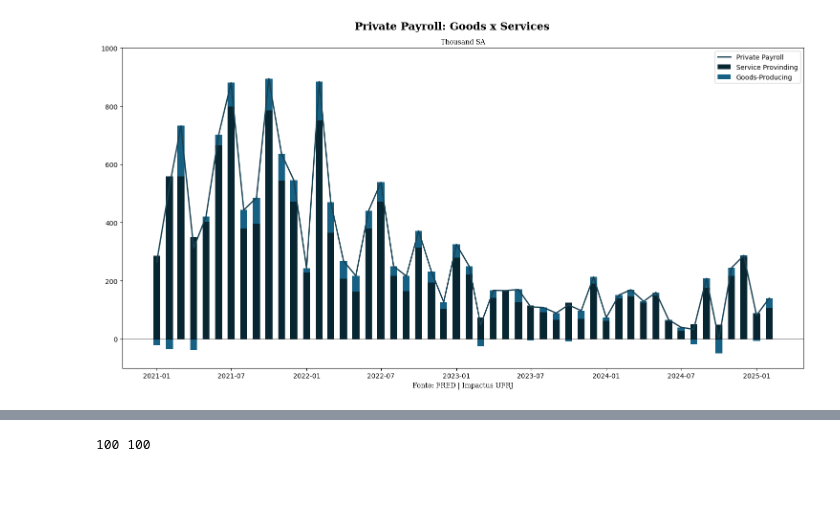
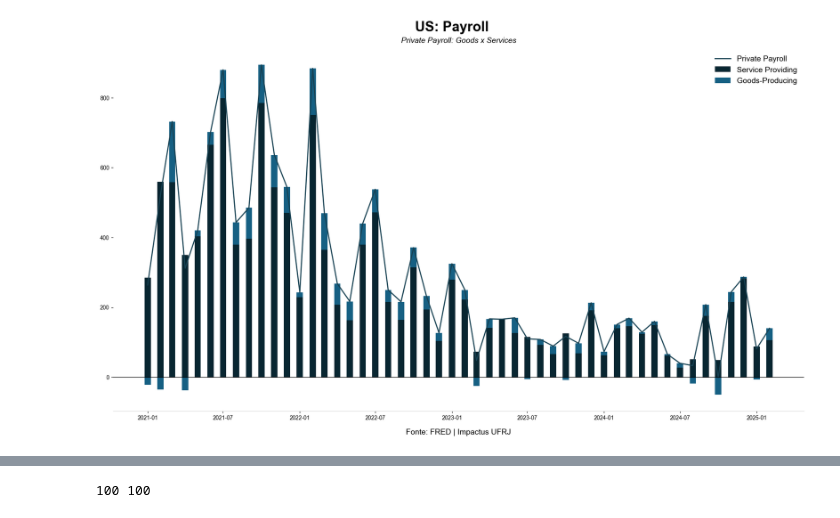
Before and after one commit to Joao-Henrique-Q/Impactus_Python_Scripts, a Jupyter notebook: Payroll_graphs_and_data.ipynb, the cells around one changed output, grey strips where cells are left out. Drawn from its saved outputs; the diff is of its cells as text; code cells hidden in the pictures; blank space fills up the shorter version.

Commit message:
Melhor formatação para os gráficos de mercado de trabalho

```diff
--- a/Payroll_graphs_and_data.ipynb
+++ b/Payroll_graphs_and_data.ipynb
@@ -6,9 +6,8 @@ from fredapi import Fred
 import matplotlib.pyplot as plt
 import numpy as np
 
-fred = Fred(api_key="672d5598c8a41df9397cc5eb92c02d5e")#Minha chave do FED
+fred = Fred(api_key="672d5598c8a41df9397cc5eb92c02d5e")
 
-#Pegando dados do Payroll
 dados = fred.get_series("PAYEMS")
 df = pd.DataFrame(dados, columns=["Total"])
 df.index.name = "Date"
@@ -16,84 +15,83 @@ df["Criação Líquida de Postos de Trabalho"] = df["Total"].diff()
 payroll_2324 = df.tail(50)
 indice = payroll_2324.index
 
-#Payroll do governo
 government_payroll_data = fred.get_series("USGOVT")
 goverment_payroll = pd.DataFrame(government_payroll_data, columns=["Total"])
 goverment_payroll.index.name = "Date"
 goverment_payroll["Criação Líquida de Postos de Trabalho no Governo"] = goverment_payroll["Total"].diff()
 gov = goverment_payroll.tail(50)
 
-#Payroll Privado
 private_payroll_data = fred.get_series("USPRIV")
-private_payroll = pd.DataFrame(private_payroll_data, columns = ["Total"])
+private_payroll = pd.DataFrame(private_payroll_data, columns=["Total"])
 private_payroll.index.name = "Date"
 private_payroll["Criação Líquida de Postos de Trabalho no Setor Privado"] = private_payroll["Total"].diff()
 priv = private_payroll.tail(50)
 
-#Payroll privado - parte de bens
 goods_payroll_data = fred.get_series("USGOOD")
-goodp_payroll = pd.DataFrame(goods_payroll_data, columns = ["Total"])
+goodp_payroll = pd.DataFrame(goods_payroll_data, columns=["Total"])
 goodp_payroll.index.name = "Date"
 goodp_payroll["Criação Líquida de Postos de Trabalho em Bens no Setor Privado"] = goodp_payroll["Total"].diff()
 good = goodp_payroll.tail(50)
 
-#Payroll privado - parte de serviços
 services_payroll_data = fred.get_series("CES0800000001")
-services_private_payroll = pd.DataFrame(services_payroll_data, columns = ["Total"])
+services_private_payroll = pd.DataFrame(services_payroll_data, columns=["Total"])
 services_private_payroll.index.name = "Date"
 services_private_payroll["Criação Líquida de Postos em Serviços no Setor Privado"] = services_private_payroll["Total"].diff()
 servp = services_private_payroll.tail(50)
 
-#Transformando valores em matrizes
 servp_values = np.array(servp["Criação Líquida de Postos em Serviços no Setor Privado"])
 good_values = np.array(good["Criação Líquida de Postos de Trabalho em Bens no Setor Privado"])
 
-#Arrumando quem vai ficar em cima ou em baixo, a fim de que o gráfico de barras
-#para que os valores negativos apareçam
 bottom_good = np.where(good_values >= 0, servp_values, 0)
 bottom_serv = np.where(good_values < 0, good_values, 0)
 
-#Gráfico para setor privado: bens e serviços
-plt.figure(figsize= (15,8))
-plt.bar(indice, servp_values, width=17, color="#082631", label="Service Provinding")
-plt.bar(indice, good_values, width=17, color="#166083", label="Goods-Producing", bottom=bottom_good)
-plt.plot(indice, priv["Criação Líquida de Postos de Trabalho no Setor Privado"], color= '#184253', label= "Private Payroll", linewidth= 2)
-plt.ylim( -100, 1000)
-plt.legend()
-plt.suptitle("Private Payroll: Goods x Services", fontweight="bold", fontsize=16, family='serif')
-plt.title("Thousand SA", fontsize = 10, family='serif')
-plt.axhline(y=0, color="black",  linewidth=0.5, label="Linha no eixo X")
-plt.xlabel("Fonte: FRED | Impactus UFRJ", fontsize= 10, family='serif')
+fig, ax = plt.subplots(figsize=(18, 10.8))
+ax.bar(indice, servp_values, width=15, color="#082631", label="Service Providing")
+ax.bar(indice, good_values, width=15, color="#166083", label="Goods-Producing", bottom=bottom_good)
+ax.plot(indice, priv["Criação Líquida de Postos de Trabalho no Setor Privado"], color="#184253", label="Private Payroll", linewidth=2)
+ax.axhline(0, color='black', linewidth=1)
+ax.spines['top'].set_visible(False)
+ax.spines['right'].set_visible(False)
+ax.spines['left'].set_visible(False)
+ax.spines['bottom'].set_color('#d9d9d9')
+ax.set_title("Private Payroll: Goods x Services", fontsize=14, style='italic', pad=10)
+fig.suptitle("US: Payroll", fontweight="bold", fontsize=25)
+ax.set_xlabel("Fonte: FRED | Impactus UFRJ", fontsize=14, labelpad=15)
+ax.legend(frameon=False, loc='upper right', fontsize=14)
 plt.tight_layout()
 plt.show()
 
-
-#Tratando valores do payroll do governo e privado para valores negativos aparecerem
 priv_values = np.array(priv["Criação Líquida de Postos de Trabalho no Setor Privado"])
 gov_values = np.array(gov["Criação Líquida de Postos de Trabalho no Governo"])
 bottom_gov = np.where(gov_values >= 0, priv_values, 0)
 bottom_priv = np.where(gov_values < 0, gov_values, 0)
 
-#Gráfico payroll governo e privado
-plt.figure(figsize= (15,8))
-plt.bar(indice, priv_values, width=17, color="#166083", label="Private Payroll", bottom=bottom_priv)
-plt.bar(indice, gov_values, width=17, color="#082631", label="Government Payroll", bottom=bottom_gov)
-plt.plot(indice, payroll_2324["Criação Líquida de Postos de Trabalho"], color= '#184253', label= "Payroll", linewidth= 2)
-plt.ylim( - 50, 1000)
-plt.legend()
-plt.suptitle("Payroll: Private x Government", fontweight="bold", fontsize=16, family='serif')
-plt.title("Thousand SA", fontsize = 10, family='serif')
-plt.axhline(y=0, color="black",  linewidth=0.5, label="Linha no eixo X")
-plt.xlabel("Fonte: FRED | Impactus UFRJ", fontsize= 10, family='serif')
+fig, ax = plt.subplots(figsize=(18, 10.8))
+ax.bar(indice, priv_values, width=15, color="#166083", label="Private Payroll", bottom=bottom_priv)
+ax.bar(indice, gov_values, width=15, color="#082631", label="Government Payroll", bottom=bottom_gov)
+ax.plot(indice, payroll_2324["Criação Líquida de Postos de Trabalho"], color="#184253", label="Payroll", linewidth=2)
+ax.axhline(0, color='black', linewidth=1)
+ax.spines['top'].set_visible(False)
+ax.spines['right'].set_visible(False)
+ax.spines['left'].set_visible(False)
+ax.spines['bottom'].set_color('#d9d9d9')
+ax.set_title("Payroll: Private x Government", fontsize=14, style='italic', pad=10)
+fig.suptitle("US: Payroll", fontweight="bold", fontsize=25)
+ax.set_xlabel("Fonte: FRED | Impactus UFRJ", fontsize=14, labelpad=15)
+ax.legend(frameon=False, loc='upper right', fontsize=14)
 plt.tight_layout()
 plt.show()
 
-#Gráfico payroll
-plt.figure(figsize=(15, 8))
-plt.bar(indice, payroll_2324["Criação Líquida de Postos de Trabalho"], width=17, color= "#184253")
-plt.suptitle("Criação Líquida de Postos de Trabalho com ajuste sazonal", fontweight="bold", fontsize=16, family='serif')
-plt.title("Thousand SA", fontsize = 10, family='serif')
-plt.xlabel("Fonte: FRED | Impactus UFRJ", fontsize= 10, family='serif')
+fig, ax = plt.subplots(figsize=(18, 10.8))
+ax.bar(indice, payroll_2324["Criação Líquida de Postos de Trabalho"], width=15, color="#184253")
+ax.axhline(0, color='black', linewidth=1)
+ax.spines['top'].set_visible(False)
+ax.spines['right'].set_visible(False)
+ax.spines['left'].set_visible(False)
+ax.spines['bottom'].set_color('#d9d9d9')
+ax.set_title("Criação Líquida de Postos de Trabalho com ajuste sazonal", fontsize=14, style='italic', pad=10)
+fig.suptitle("US: Payroll", fontweight="bold", fontsize=25)
+ax.set_xlabel("Fonte: FRED | Impactus UFRJ", fontsize=14, labelpad=15)
 plt.tight_layout()
 plt.show()
 # %% [output]
@@ -117 +98 @@ findfont: Font family 'Montserrat' not found.
-[figure, old version]
+[figure, new version]
```
Also changed, not shown: parts of 19 cells of this notebook.
